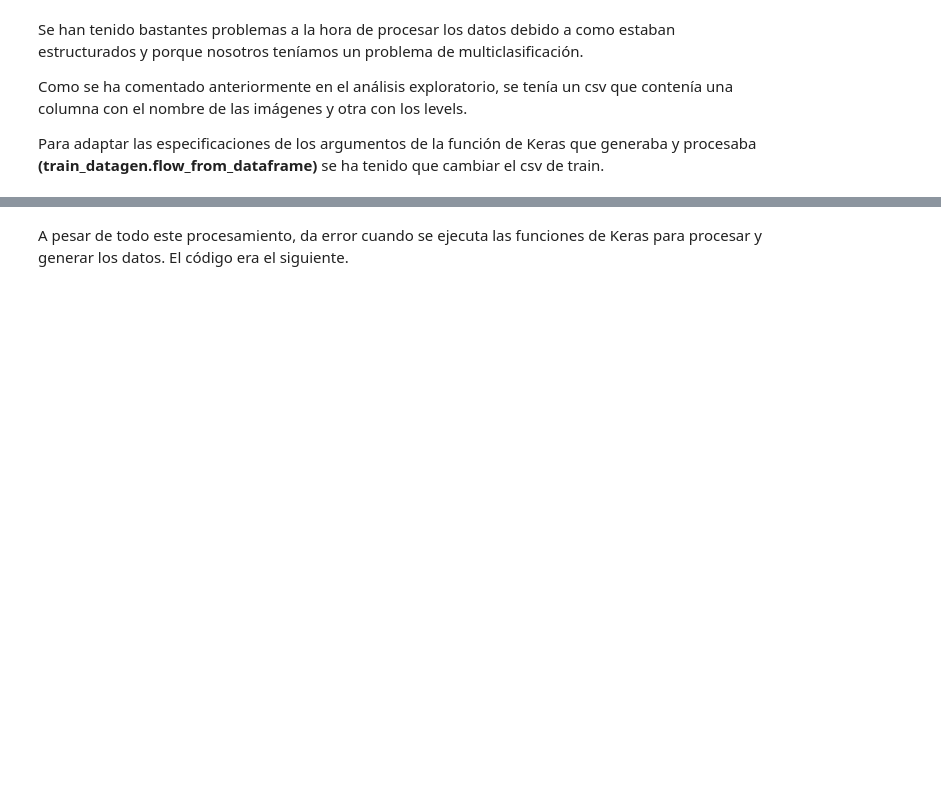
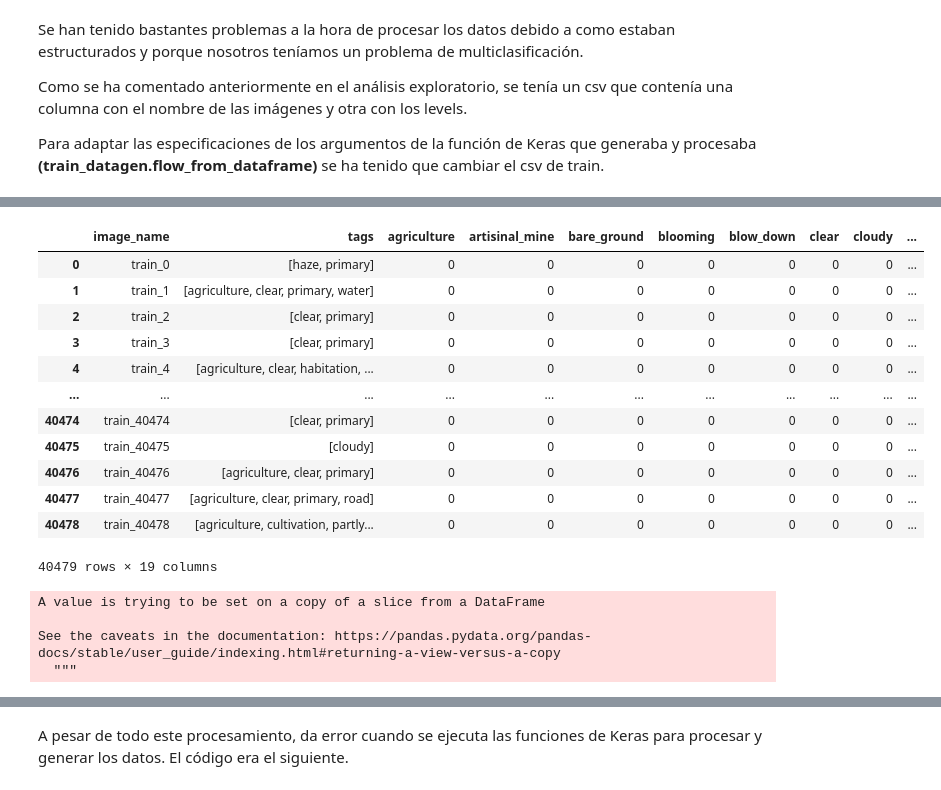
Before and after one commit to isabelsutil/Deforestacion, a Jupyter notebook: code/keras.ipynb, the cells around one changed output, grey strips where cells are left out. Saved outputs shown, nothing was run; the diff lists cells and outputs as text; code cells hidden in the pictures; blank space fills up the shorter version.

```diff
--- a/code/keras.ipynb
+++ b/code/keras.ipynb
@@ -34,5 +46,5 @@ Para adaptar las especificaciones de los argumentos de la función de Keras que
 # %%
-train = pd.read_csv("../data/csv_tags/train_v2.csv")
+train = pd.read_csv("data/csv_tags/train_v2.csv")
 # %%
 train['tags'] = train['tags'].str.split(' ')
 # %%
@@ -55,4 +67,23 @@ TAGS = [
     "slash_burn",
     "water",
 ]
+# %%
+for t in TAGS:
+  train[t]=0
+# %%
+train
+# %% [output]
+|  | image_name | tags | agriculture | artisinal_mine | bare_ground | blooming | blow_down | clear | cloudy | ... |
+| 0 | train_0 | [haze, primary] | 0 | 0 | 0 | 0 | 0 | 0 | 0 | ... |
+| 1 | train_1 | [agriculture, clear, primary, water] | 0 | 0 | 0 | 0 | 0 | 0 | 0 | ... |
+| 2 | train_2 | [clear, primary] | 0 | 0 | 0 | 0 | 0 | 0 | 0 | ... |
+| 3 | train_3 | [clear, primary] | 0 | 0 | 0 | 0 | 0 | 0 | 0 | ... |
+| 4 | train_4 | [agriculture, clear, habitation, ... | 0 | 0 | 0 | 0 | 0 | 0 | 0 | ... |
+| ... | ... | ... | ... | ... | ... | ... | ... | ... | ... | ... |
+| 40474 | train_40474 | [clear, primary] | 0 | 0 | 0 | 0 | 0 | 0 | 0 | ... |
+| 40475 | train_40475 | [cloudy] | 0 | 0 | 0 | 0 | 0 | 0 | 0 | ... |
+| 40476 | train_40476 | [agriculture, clear, primary] | 0 | 0 | 0 | 0 | 0 | 0 | 0 | ... |
+| 40477 | train_40477 | [agriculture, clear, primary, road] | 0 | 0 | 0 | 0 | 0 | 0 | 0 | ... |
+| 40478 | train_40478 | [agriculture, cultivation, partly... | 0 | 0 | 0 | 0 | 0 | 0 | 0 | ... |
+40479 rows × 19 columns
 # %%
@@ -64,5 +95,10 @@ def comprobar(df,TAGS):
 # %%
-comprobar(train,TAGS)
+comprobar(train)
+# %% [output]
+A value is trying to be set on a copy of a slice from a DataFrame
+
+See the caveats in the documentation: https://pandas.pydata.org/pandas-docs/stable/user_guide/indexing.html#returning-a-view-versus-a-copy
+  """
 # %%
 training_data = train.sample(frac=0.8, random_state=25)
 validating_data = train.drop(training_data.index)
```
Also changed, not shown: parts of 39 cells of this notebook.
